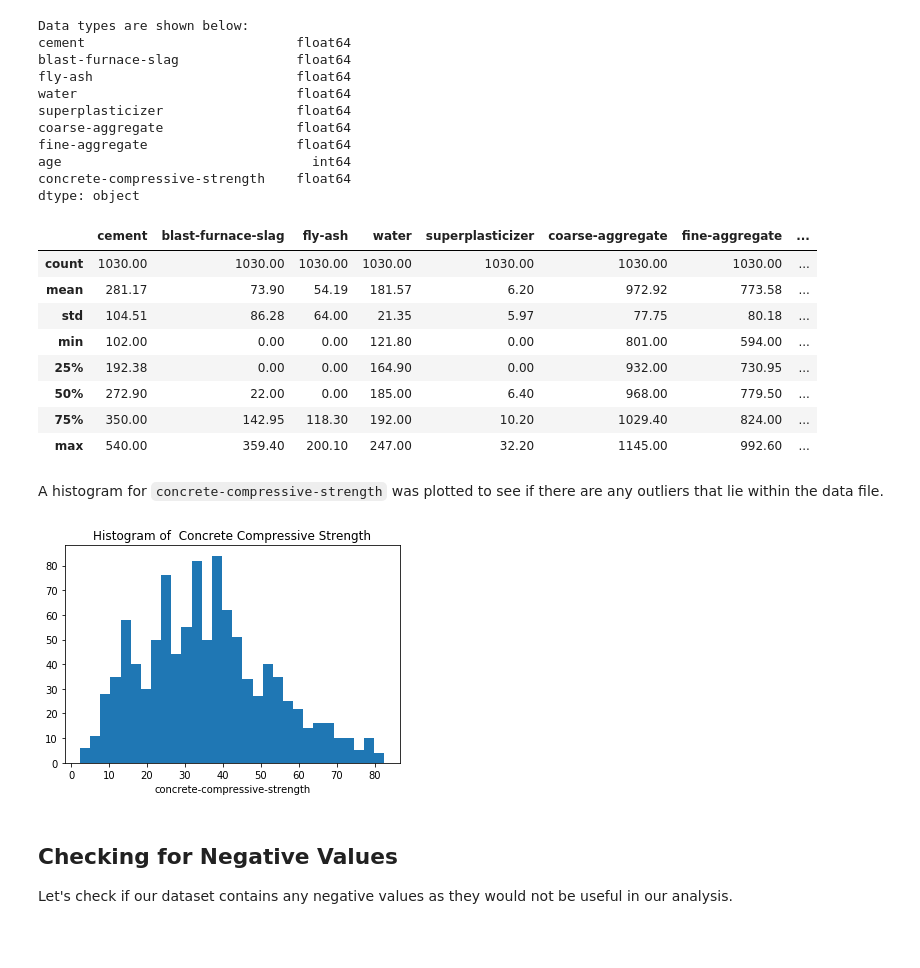
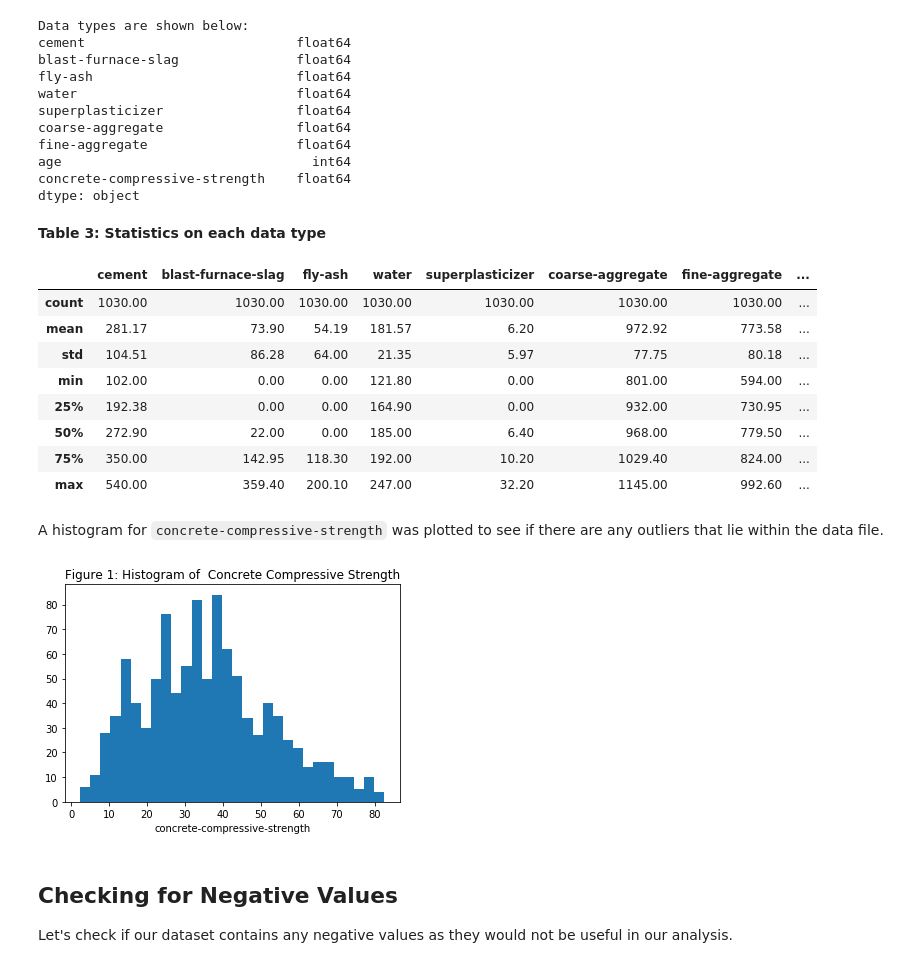
Before and after one commit to kimt12531/Regression-Study-Concrete, a Jupyter notebook: Concrete_Regression_Study.ipynb, the cells around one changed output. Cells and saved outputs as stored; diff of their text form; code cells hidden in the pictures; blank space fills up the shorter version.

```diff
--- a/Concrete_Regression_Study.ipynb
+++ b/Concrete_Regression_Study.ipynb
@@ -68,12 +76,13 @@ columnNames = [
 ]
 
 # Read Data
-data = pd.read_csv('Group 35_Data.csv', names = columnNames, skiprows = 1)
+data = pd.read_csv('Concrete_Data.csv', names = columnNames, skiprows = 1)
 
 #Total number of rows and columns
 print(f'There are {data.shape[0]} rows and {data.shape[1]} columns')
 
 # Display randomly sampled 10 rows
+display(HTML('<b>Table 2: Random 10 rows of Concrete data</b>'))
 data.sample(10)
 # %% [output]
 There are 1030 rows and 9 columns
@@ -107,8 +117,10 @@ age                                int64
 concrete-compressive-strength    float64
 dtype: object
 # %%
+display(HTML('<b>Table 3: Statistics on each data type</b>'))
 round(data.describe(include = np.number), 2)
 # %% [output]
+Table 3: Statistics on each data type
 |  | cement | blast-furnace-slag | fly-ash | water | superplasticizer | coarse-aggregate | fine-aggregate | ... |
 | count | 1030.00 | 1030.00 | 1030.00 | 1030.00 | 1030.00 | 1030.00 | 1030.00 | ... |
 | mean | 281.17 | 73.90 | 54.19 | 181.57 | 6.20 | 972.92 | 773.58 | ... |
@@ -123,10 +135,10 @@ A histogram for `concrete-compressive-strength` was plotted to see if there are
 # %%
 plt.hist(data['concrete-compressive-strength'], bins = 30)
 plt.xlabel('concrete-compressive-strength')
-plt.title('Histogram of  Concrete Compressive Strength')
+plt.title('Figure 1: Histogram of  Concrete Compressive Strength')
 plt.show();
 # %% [output]
-[figure, old version]
+[figure, new version]
 # %% [markdown]
 ## Checking for Negative Values
 Let's check if our dataset contains any negative values as they would not be useful in our analysis.
```
Also changed, not shown: parts of 43 cells of this notebook, 1 other file.
